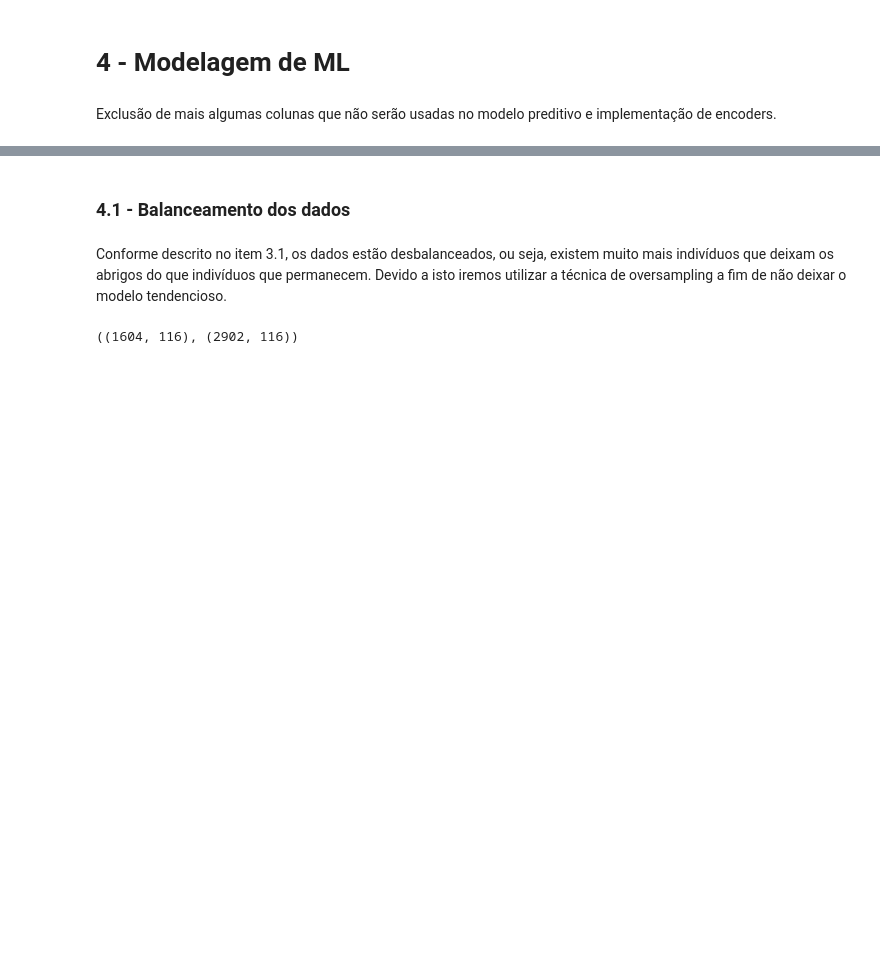
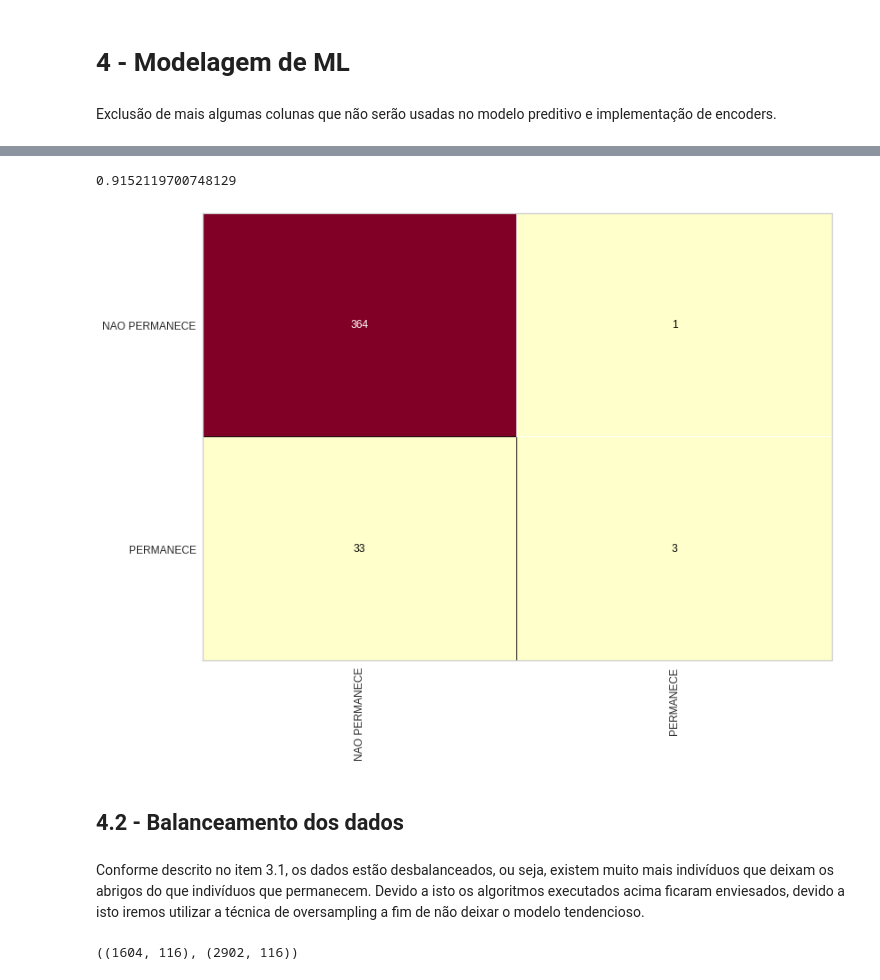
Before and after one commit to tiagosilveiraa/tccbigdata, a Jupyter notebook: TCC_PUC.ipynb, the cells around one changed output, grey strips where cells are left out. Drawn from its saved outputs; the diff is of its cells as text; code cells hidden in the pictures; blank space fills up the shorter version.

```diff
--- a/TCC_PUC.ipynb
+++ b/TCC_PUC.ipynb
@@ -306,0 +368,6 @@ X = X.apply(lambda x: x.astype('category').cat.codes if x.dtypes == 'object' or
+# %%
+from sklearn.linear_model import LogisticRegression
+lr = LogisticRegression(max_iter = 1000)
+# %%
+lr.fit(X_train_scaler, y_train)
+lr_previsoes = lr.predict(X_test_scaler)
@@ -307,7 +385,14 @@ X = X.apply(lambda x: x.astype('category').cat.codes if x.dtypes == 'object' or
+# %%
+cm = ConfusionMatrix(lr)
+cm.fit(X_train_scaler, y_train)
+cm.score(X_test_scaler, y_test)
+# %% [output]
+0.9152119700748129
+[figure, added]
 # %% [markdown]
-### 4.1 - Balanceamento dos dados
+## 4.2 - Balanceamento dos dados
 # %% [markdown]
-Conforme descrito no item 3.1, os dados estão desbalanceados, ou seja, existem muito mais indivíduos que deixam os abrigos do que indivíduos que permanecem. Devido a isto iremos utilizar a técnica de oversampling a fim de não deixar o modelo tendencioso.
+Conforme descrito no item 3.1, os dados estão desbalanceados, ou seja, existem muito mais indivíduos que deixam os abrigos do que indivíduos que permanecem. Devido a isto os algoritmos executados acima ficaram enviesados, devido a isto iremos utilizar a técnica de oversampling a fim de não deixar o modelo tendencioso.
 # %%
 smote = SMOTE(sampling_strategy='minority')
 # %%
```
Also changed, not shown: parts of 32 cells of this notebook.
